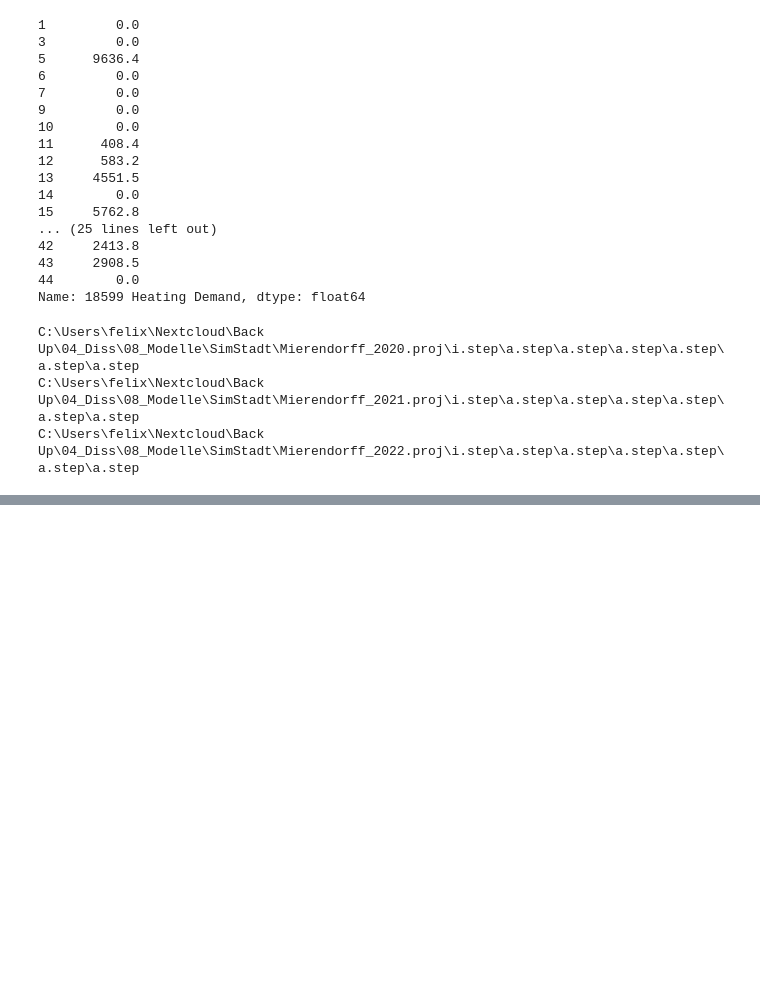
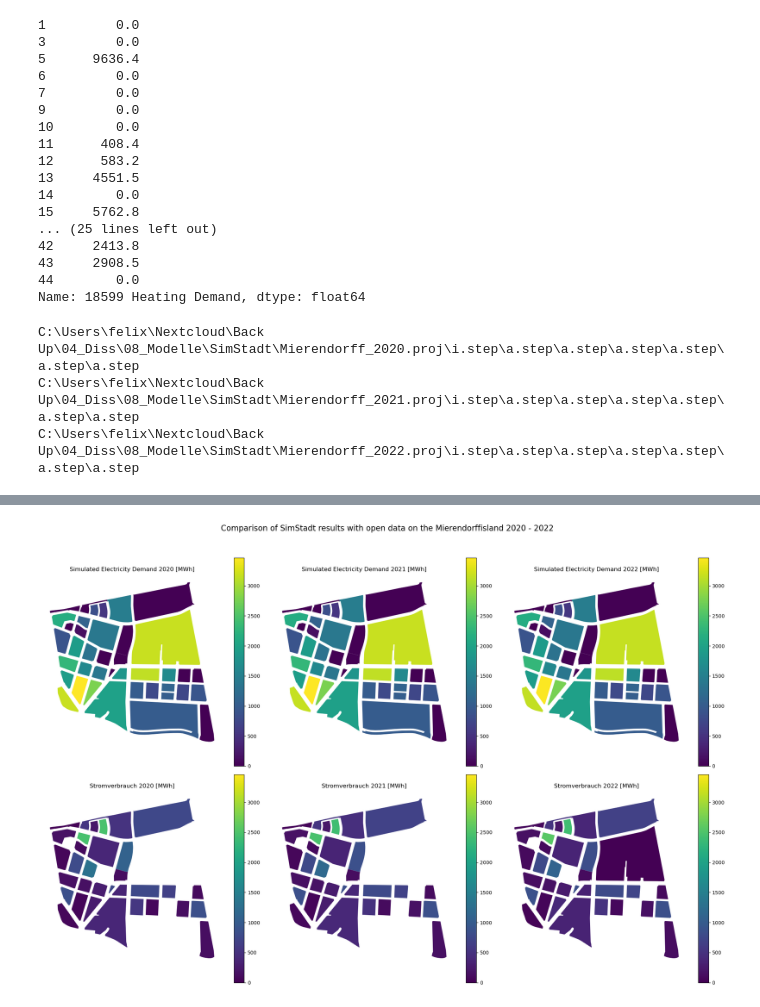
Before and after one commit to TUB-DVG/TECDEM, a Jupyter notebook: updated_evaluation.ipynb, the cells around one changed output, grey strips where cells are left out. Saved outputs shown, nothing was run; the diff lists cells and outputs as text; code cells hidden in the pictures; blank space fills up the shorter version.

Commit message:
Finished analysis for SimStadt

```diff
--- a/updated_evaluation.ipynb
+++ b/updated_evaluation.ipynb
@@ -1245,0 +1327,54 @@ plt.tight_layout(rect=[0, 0.03, 1, 0.95])  # Adjust the rect to make room for th
+# %%
+from matplotlib.colors import Normalize
+
+simulation_merged_gdf["Electricity Demand 2020 [MWh]"] = simulation_merged_gdf["Electricity Demand 2020"] / 1000
+simulation_merged_gdf["Electricity Demand 2021 [MWh]"] = simulation_merged_gdf["Electricity Demand 2021"] / 1000
+simulation_merged_gdf["Electricity Demand 2022 [MWh]"] = simulation_merged_gdf["Electricity Demand 2022"] / 1000
+
+
+elec_columns_simulated = ["Electricity Demand 2020 [MWh]",
+                          "Electricity Demand 2021 [MWh]",
+                          "Electricity Demand 2022 [MWh]"]
+elec_columns_measured = [ "Stromverbrauch 2020 [MWh]",
+                          "Stromverbrauch 2021 [MWh]",
+                          "Stromverbrauch 2022 [MWh]"
+                          ]
+# Assuming simulation_merged_gdf and measured_merged_gdf are defined GeoDataFrames
+# Calculate vmin and vmax for normalization across all plots
+vmin = min(simulation_merged_gdf[elec_columns_simulated].min().min(),
+           elec_data_shapes[elec_columns_measured].min().min())
+vmax = max(simulation_merged_gdf[elec_columns_simulated].max().max(),
+           elec_data_shapes[elec_columns_measured].max().max())
+# Clean and validate geometries
+# Define a normalization for the color mapping
+norm = Normalize(vmin=vmin, vmax=vmax)
+
+# Set up the figure for subplots (2 rows, 3 columns)
+fig, axs = plt.subplots(2, 3, figsize=(20, 14))  # Adjusted to 2 rows
+
+
+# Create the color map
+cmap = plt.cm.viridis
+
+
+# Plotting QH_sys_MWhyr 2020, 2021, 2022 in the first row
+for i, column in enumerate(elec_columns_simulated):
+    simulation_merged_gdf.plot(column=column, ax=axs[0, i], legend=True, cmap=cmap, norm=norm)
+    axs[0, i].set_title(f'Simulated {column}')
+    axs[0, i].axis('off')
+
+# Plotting gas consumption for 2020, 2021, 2022 in the second row
+for i, column in enumerate(elec_columns_measured):
+    elec_data_shapes.plot(column=column, ax=axs[1, i], legend=True, cmap=cmap, norm=norm)
+    axs[1, i].set_title(f'{column}')
+    axs[1, i].axis('off')
+
+plt.subplots_adjust(wspace=0.3, hspace=0.5)  # Adjust space between plots
+
+# Add a common title
+fig.suptitle('Comparison of SimStadt results with open data on the Mierendorffisland 2020 - 2022', fontsize=16)
+
+# Adjust the layout
+plt.tight_layout(rect=[0, 0.03, 1, 0.95])  # Adjust the rect to make room for the common title
+# %% [output]
+[figure, added]
```
Also changed, not shown: parts of 10 cells of this notebook, 12 other files.
